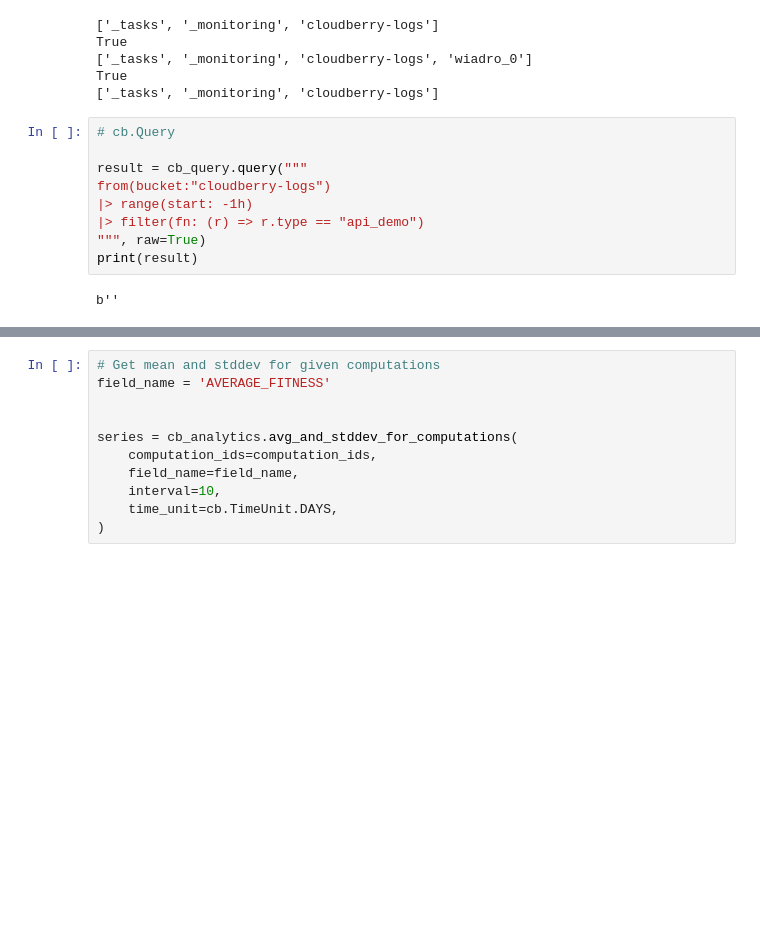
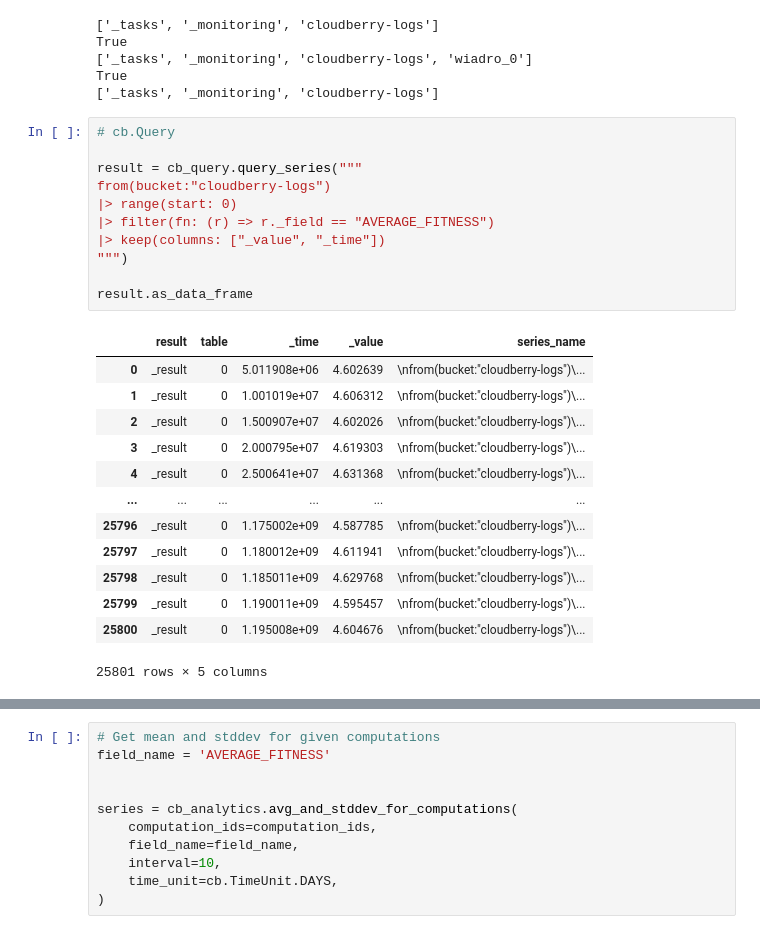
Before and after one commit to olliekrk/cloud-berry, a Jupyter notebook: cloudberry-py/example/cloudberry_demo.ipynb, the cells around one changed output, grey strips where cells are left out. Drawn from its saved outputs; the diff is of its cells as text; blank space fills up the shorter version.

Commit message:
#38: raw flux query api fix (unrelated)

```diff
--- a/cloudberry-py/example/cloudberry_demo.ipynb
+++ b/cloudberry-py/example/cloudberry_demo.ipynb
@@ -86,14 +86,28 @@ True
 # %%
 # cb.Query
 
-result = cb_query.query("""
+result = cb_query.query_series("""
 from(bucket:"cloudberry-logs")
-|> range(start: -1h)
-|> filter(fn: (r) => r.type == "api_demo")
-""", raw=True)
-print(result)
+|> range(start: 0)
+|> filter(fn: (r) => r._field == "AVERAGE_FITNESS")
+|> keep(columns: ["_value", "_time"])
+""")
+
+result.as_data_frame
 # %% [output]
+|  | result | table | _time | _value | series_name |
+| 0 | _result | 0 | 5.011908e+06 | 4.602639 | \nfrom(bucket:"cloudberry-logs")\... |
+| 1 | _result | 0 | 1.001019e+07 | 4.606312 | \nfrom(bucket:"cloudberry-logs")\... |
+| 2 | _result | 0 | 1.500907e+07 | 4.602026 | \nfrom(bucket:"cloudberry-logs")\... |
+| 3 | _result | 0 | 2.000795e+07 | 4.619303 | \nfrom(bucket:"cloudberry-logs")\... |
+| 4 | _result | 0 | 2.500641e+07 | 4.631368 | \nfrom(bucket:"cloudberry-logs")\... |
+| ... | ... | ... | ... | ... | ... |
+| 25796 | _result | 0 | 1.175002e+09 | 4.587785 | \nfrom(bucket:"cloudberry-logs")\... |
+| 25797 | _result | 0 | 1.180012e+09 | 4.611941 | \nfrom(bucket:"cloudberry-logs")\... |
+| 25798 | _result | 0 | 1.185011e+09 | 4.629768 | \nfrom(bucket:"cloudberry-logs")\... |
+| 25799 | _result | 0 | 1.190011e+09 | 4.595457 | \nfrom(bucket:"cloudberry-logs")\... |
+| 25800 | _result | 0 | 1.195008e+09 | 4.604676 | \nfrom(bucket:"cloudberry-logs")\... |
-b''
+25801 rows × 5 columns
 # %%
 # cb.AgeFileUploader
 
```
Also changed, not shown: parts of 13 cells of this notebook, 5 other files.
